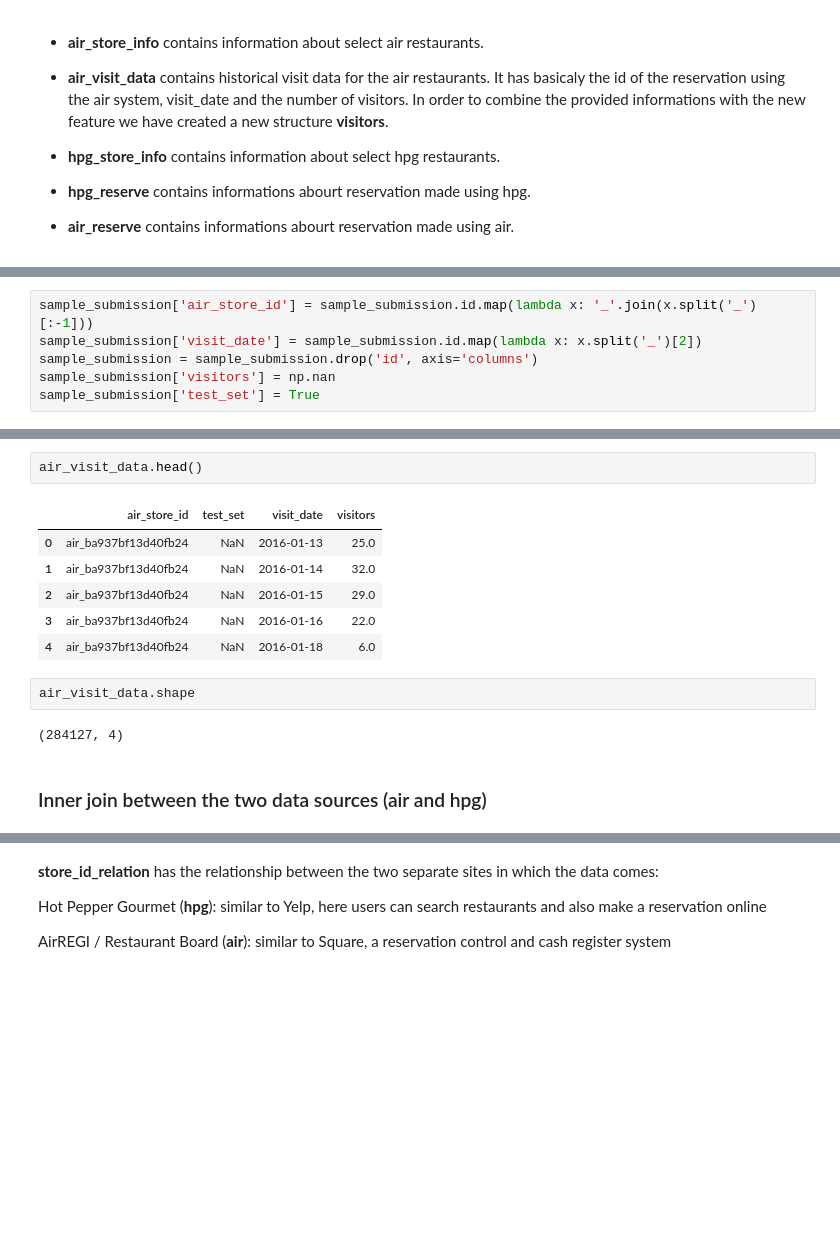
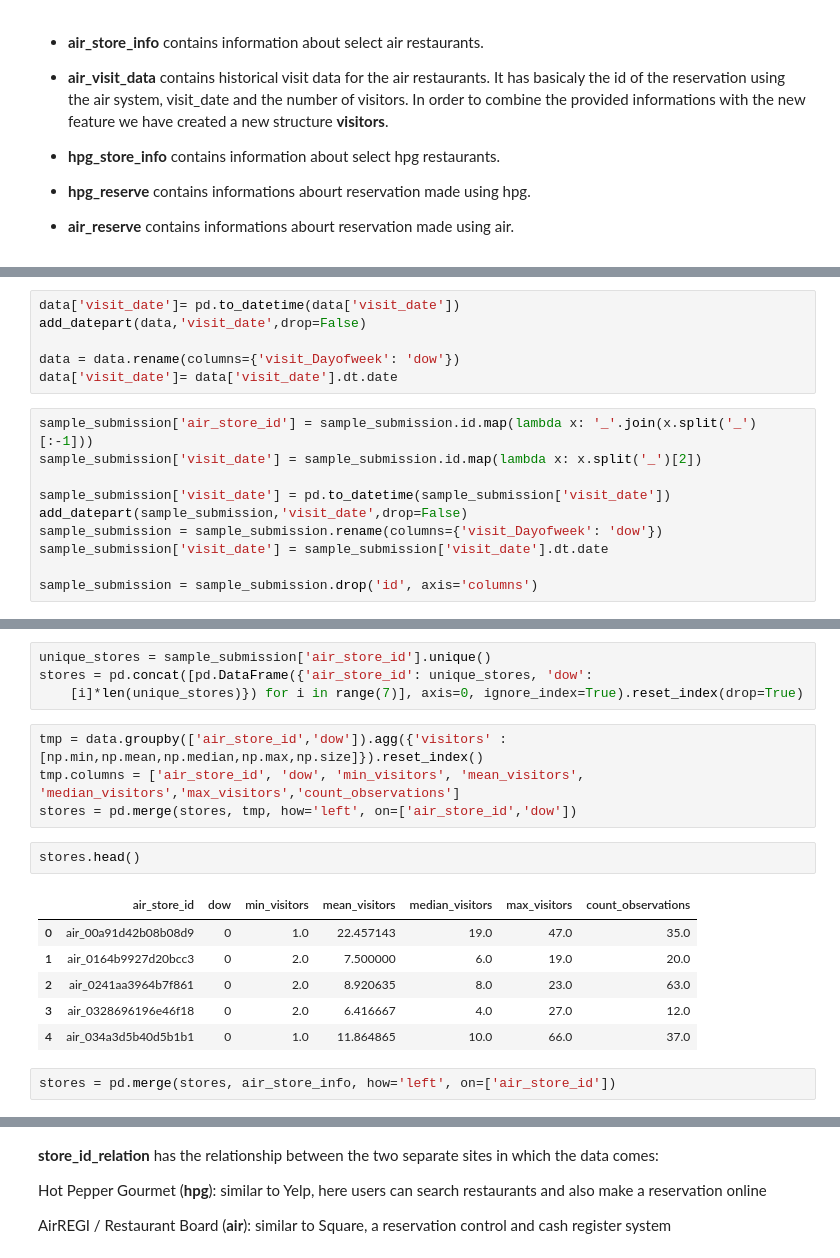
Before and after one commit to EulerFaria/Machine-Learning-Final-Project, a Jupyter notebook: Recruit Restaurant Visitor Forecasting.ipynb, the cells around one changed output, grey strips where cells are left out. Cells and saved outputs as stored; diff of their text form; blank space fills up the shorter version.

```diff
--- a/Recruit Restaurant Visitor Forecasting.ipynb
+++ b/Recruit Restaurant Visitor Forecasting.ipynb
@@ -73,7 +84,17 @@ hpg_store_info
+# %%
+data['visit_date']= pd.to_datetime(data['visit_date'])
+add_datepart(data,'visit_date',drop=False)
+
+data = data.rename(columns={'visit_Dayofweek': 'dow'})
+data['visit_date']= data['visit_date'].dt.date
 # %%
 sample_submission['air_store_id'] = sample_submission.id.map(lambda x: '_'.join(x.split('_')[:-1]))
 sample_submission['visit_date'] = sample_submission.id.map(lambda x: x.split('_')[2])
+
+sample_submission['visit_date'] = pd.to_datetime(sample_submission['visit_date'])
+add_datepart(sample_submission,'visit_date',drop=False)
+sample_submission = sample_submission.rename(columns={'visit_Dayofweek': 'dow'})
+sample_submission['visit_date'] = sample_submission['visit_date'].dt.date
+
 sample_submission = sample_submission.drop('id', axis='columns')
-sample_submission['visitors'] = np.nan
-sample_submission['test_set'] = True
 # %%
@@ -88,15 +109,19 @@ air_visit_data =  pd.concat((air_visit_data, sample_submission))
+# %%
+unique_stores = sample_submission['air_store_id'].unique()
+stores = pd.concat([pd.DataFrame({'air_store_id': unique_stores, 'dow':
+    [i]*len(unique_stores)}) for i in range(7)], axis=0, ignore_index=True).reset_index(drop=True)
+# %%
+tmp = data.groupby(['air_store_id','dow']).agg({'visitors' : [np.min,np.mean,np.median,np.max,np.size]}).reset_index()
+tmp.columns = ['air_store_id', 'dow', 'min_visitors', 'mean_visitors', 'median_visitors','max_visitors','count_observations']
+stores = pd.merge(stores, tmp, how='left', on=['air_store_id','dow'])
 # %%
-air_visit_data.head()
+stores.head()
 # %% [output]
-|  | air_store_id | test_set | visit_date | visitors |
-| 0 | air_ba937bf13d40fb24 | NaN | 2016-01-13 | 25.0 |
-| 1 | air_ba937bf13d40fb24 | NaN | 2016-01-14 | 32.0 |
-| 2 | air_ba937bf13d40fb24 | NaN | 2016-01-15 | 29.0 |
-| 3 | air_ba937bf13d40fb24 | NaN | 2016-01-16 | 22.0 |
-| 4 | air_ba937bf13d40fb24 | NaN | 2016-01-18 | 6.0 |
+|  | air_store_id | dow | min_visitors | mean_visitors | median_visitors | max_visitors | count_observations |
+| 0 | air_00a91d42b08b08d9 | 0 | 1.0 | 22.457143 | 19.0 | 47.0 | 35.0 |
+| 1 | air_0164b9927d20bcc3 | 0 | 2.0 | 7.500000 | 6.0 | 19.0 | 20.0 |
+| 2 | air_0241aa3964b7f861 | 0 | 2.0 | 8.920635 | 8.0 | 23.0 | 63.0 |
+| 3 | air_0328696196e46f18 | 0 | 2.0 | 6.416667 | 4.0 | 27.0 | 12.0 |
+| 4 | air_034a3d5b40d5b1b1 | 0 | 1.0 | 11.864865 | 10.0 | 66.0 | 37.0 |
-# %%
-air_visit_data.shape
-# %% [output]
-(284127, 4)
-# %% [markdown]
-### Inner join between the two data sources (air and hpg)
+# %%
+stores = pd.merge(stores, air_store_info, how='left', on=['air_store_id'])
```
Also changed, not shown: parts of 115 cells of this notebook.
